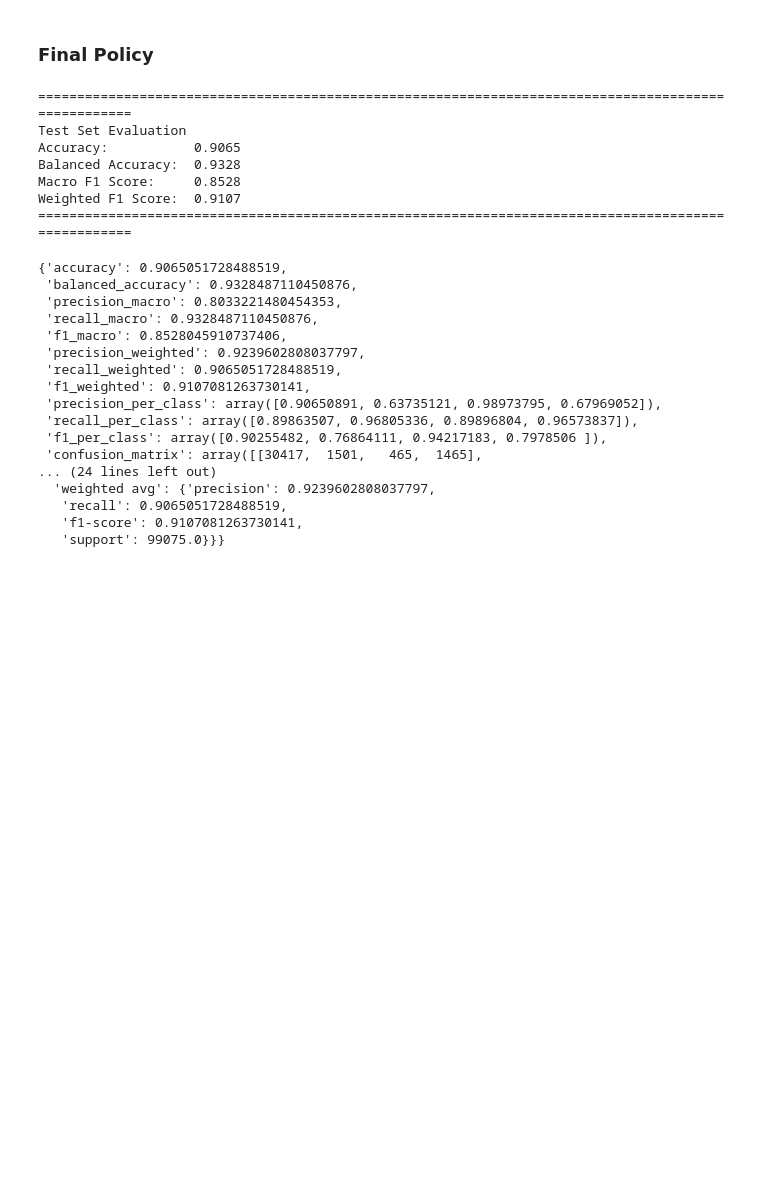
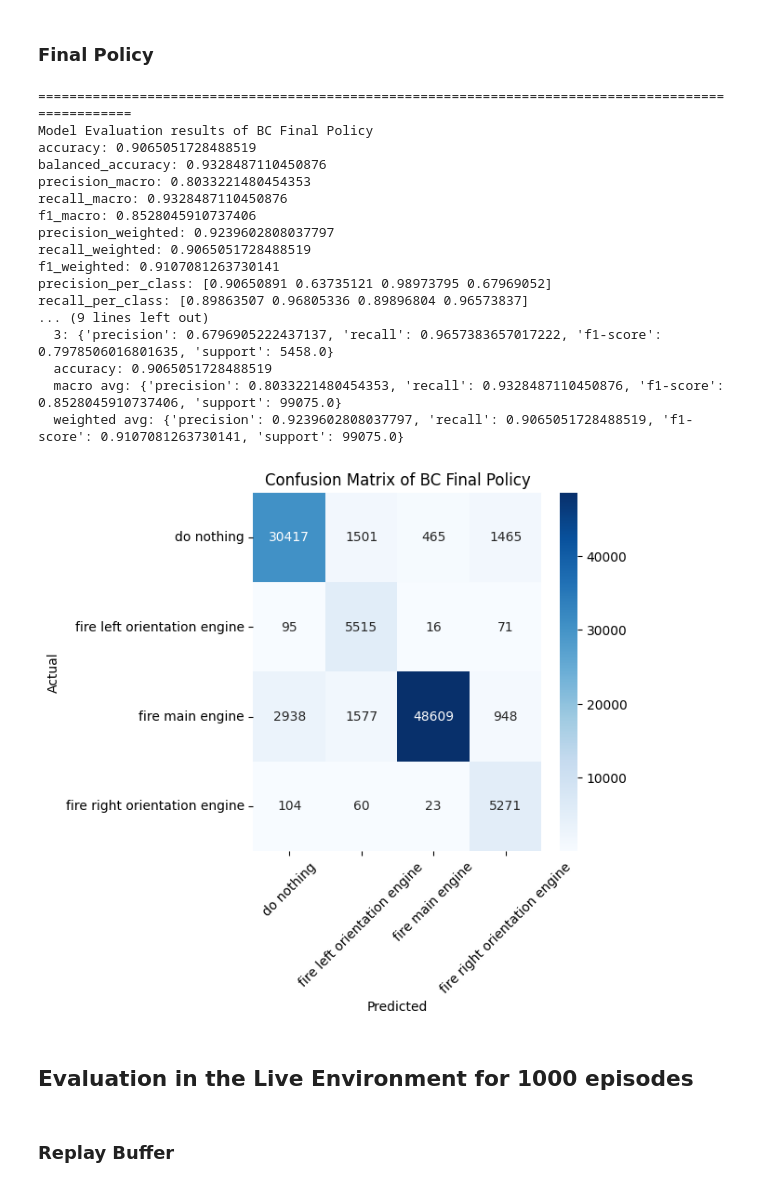
Before and after one commit to andonov16/Offline_RL_BSc_Thesis, a Jupyter notebook: notebooks/bc_evaluation.ipynb, the cells around one changed output. Saved outputs shown, nothing was run; the diff lists cells and outputs as text; code cells hidden in the pictures; blank space fills up the shorter version.

```diff
--- a/notebooks/bc_evaluation.ipynb
+++ b/notebooks/bc_evaluation.ipynb
@@ -152,36 +161,39 @@ Weighted F1 Score:  0.6211
 # %%
 fp_test_df = pd.read_parquet('../data/final_policy_episodes/fp_test.parquet').drop(columns=['done', 'episode'])
 fp_normalization_technique = torch.jit.load('../models/final_policy/normalization/standard_normalization.pt')
-model = torch.jit.load('../models/final_policy/BC_standard_refined.pt')
+fp_model = torch.jit.load('../models/final_policy/BC_standard_refined.pt')
 
 
-evaluate_model_test_dataset(model=model,
+fp_classificiation_repport_dict, fp_confusion_matrix = evaluate_model_test_dataset(model=fp_model,
                             device=torch_device,
                             test_df=fp_test_df,
                             norm_technique_script=fp_normalization_technique,
                             selected_features=['X', 'Y', 'lv_X', 'lv_Y', 'reward', 'angle', 'angular_velocity', 'leg_1', 'leg_2'])
+print_model_eval_results(fp_classificiation_repport_dict,
+                         model_name='BC Final Policy')
 # %% [output]
 ====================================================================================================
-Test Set Evaluation
-Accuracy:           0.9065
-Balanced Accuracy:  0.9328
-Macro F1 Score:     0.8528
-Weighted F1 Score:  0.9107
-====================================================================================================
+Model Evaluation results of BC Final Policy
+accuracy: 0.9065051728488519
+balanced_accuracy: 0.9328487110450876
+precision_macro: 0.8033221480454353
+recall_macro: 0.9328487110450876
+f1_macro: 0.8528045910737406
+precision_weighted: 0.9239602808037797
+recall_weighted: 0.9065051728488519
+f1_weighted: 0.9107081263730141
+precision_per_class: [0.90650891 0.63735121 0.98973795 0.67969052]
+recall_per_class: [0.89863507 0.96805336 0.89896804 0.96573837]
+... (9 lines left out)
+  3: {'precision': 0.6796905222437137, 'recall': 0.9657383657017222, 'f1-score': 0.7978506016801635, 'support': 5458.0}
+  accuracy: 0.9065051728488519
+  macro avg: {'precision': 0.8033221480454353, 'recall': 0.9328487110450876, 'f1-score': 0.8528045910737406, 'support': 99075.0}
+  weighted avg: {'precision': 0.9239602808037797, 'recall': 0.9065051728488519, 'f1-score': 0.9107081263730141, 'support': 99075.0}
-{'accuracy': 0.9065051728488519,
- 'balanced_accuracy': 0.9328487110450876,
- 'precision_macro': 0.8033221480454353,
- 'recall_macro': 0.9328487110450876,
- 'f1_macro': 0.8528045910737406,
- 'precision_weighted': 0.9239602808037797,
- 'recall_weighted': 0.9065051728488519,
- 'f1_weighted': 0.9107081263730141,
- 'precision_per_class': array([0.90650891, 0.63735121, 0.98973795, 0.67969052]),
- 'recall_per_class': array([0.89863507, 0.96805336, 0.89896804, 0.96573837]),
- 'f1_per_class': array([0.90255482, 0.76864111, 0.94217183, 0.7978506 ]),
- 'confusion_matrix': array([[30417,  1501,   465,  1465],
-... (24 lines left out)
-  'weighted avg': {'precision': 0.9239602808037797,
-   'recall': 0.9065051728488519,
-   'f1-score': 0.9107081263730141,
-   'support': 99075.0}}}
+# %%
+fp_confusion_matrix_fig = plot_confusion_matrix_heatmap(confusion_matrix=fp_confusion_matrix,
+                                                        model_name='BC Final Policy',
+                                                        f_size=(5,5))
+# %% [output]
+[figure, added]
+# %% [markdown]
+## Evaluation in the Live Environment for 1000 episodes
@@ -187,0 +209,2 @@ Weighted F1 Score:  0.9107
+# %% [markdown]
+### Replay Buffer
```
Also changed, not shown: parts of 12 cells of this notebook, 9 other files.
